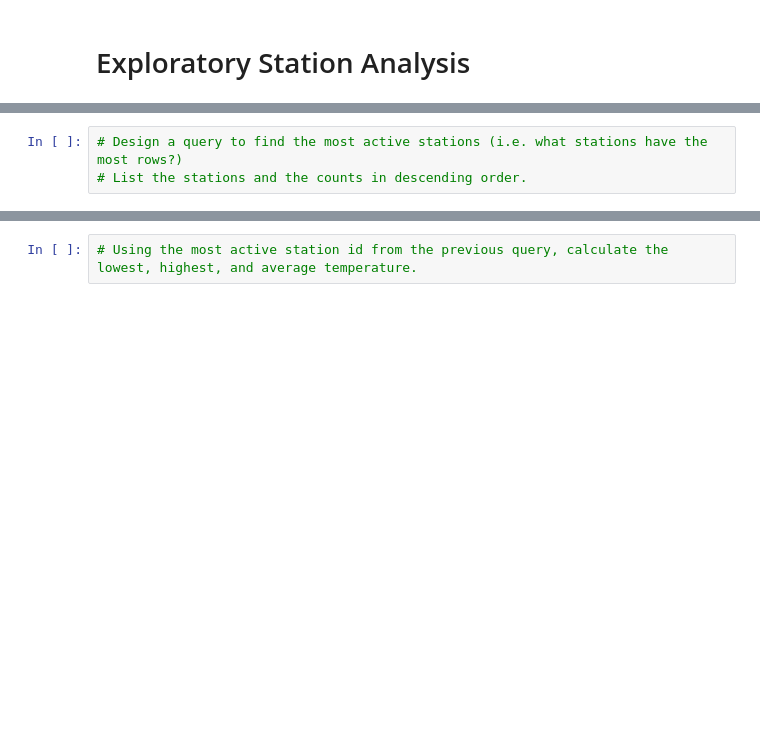
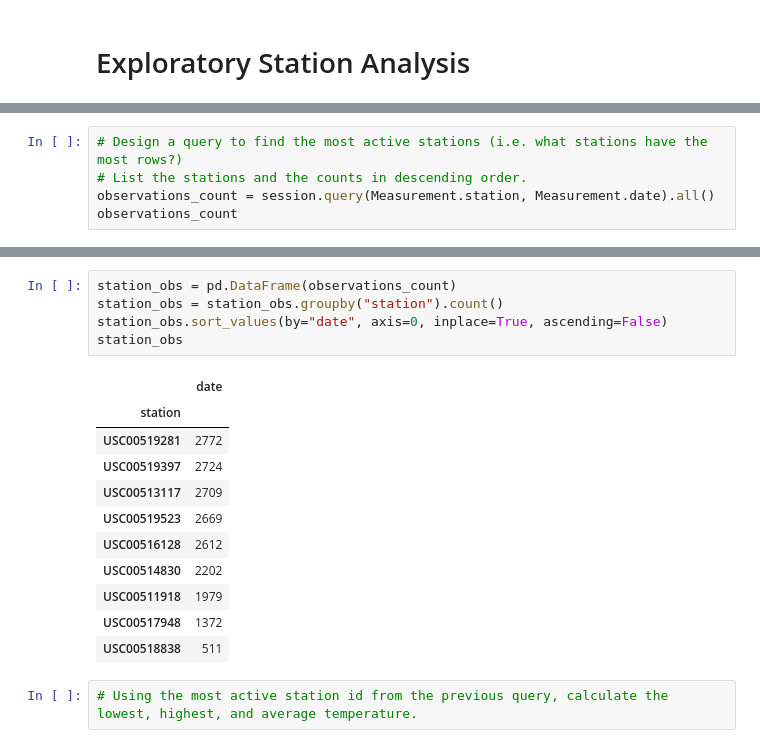
Before and after one commit to swdrich/sqlalchemy-challenge, a Jupyter notebook: climate_starter.ipynb, the cells around one changed output, grey strips where cells are left out. Drawn from its saved outputs; the diff is of its cells as text; blank space fills up the shorter version.

Commit message:
Calculated most active station.

```diff
--- a/climate_starter.ipynb
+++ b/climate_starter.ipynb
@@ -175,3 +179,5 @@ precip_grouped
 # %%
 # Design a query to find the most active stations (i.e. what stations have the most rows?)
 # List the stations and the counts in descending order.
+observations_count = session.query(Measurement.station, Measurement.date).all()
+observations_count
@@ -178,3 +202,20 @@ precip_grouped
+# %%
+station_obs = pd.DataFrame(observations_count)
+station_obs = station_obs.groupby("station").count()
+station_obs.sort_values(by="date", axis=0, inplace=True, ascending=False)
+station_obs
+# %% [output]
+|  | date |
+| station |  |
+| USC00519281 | 2772 |
+| USC00519397 | 2724 |
+| USC00513117 | 2709 |
+| USC00519523 | 2669 |
+| USC00516128 | 2612 |
+| USC00514830 | 2202 |
+| USC00511918 | 1979 |
+| USC00517948 | 1372 |
+| USC00518838 | 511 |
 # %%
 # Using the most active station id from the previous query, calculate the lowest, highest, and average temperature.
 # %%
```
Also changed, not shown: parts of 2 cells of this notebook.
